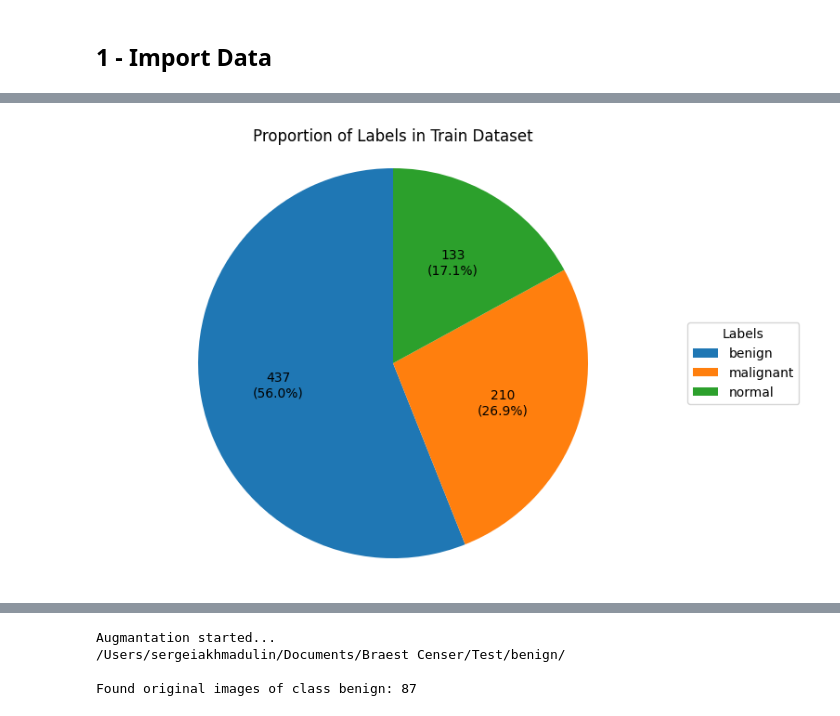
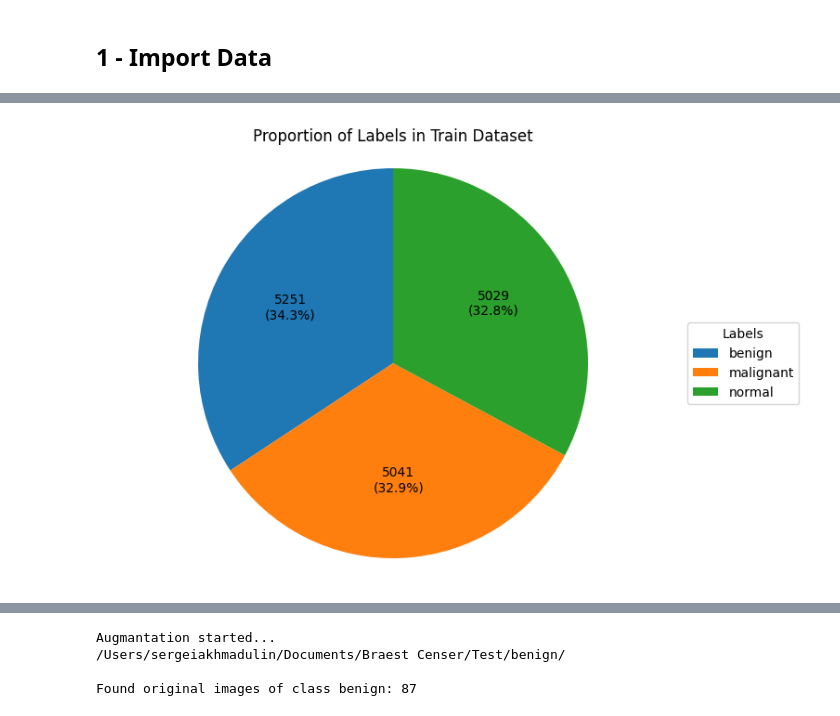
Before and after one commit to SergeyAkh/Breast-Cancer, a Jupyter notebook: Breast Cancer.ipynb, the cells around one changed output, grey strips where cells are left out. Cells and saved outputs as stored; diff of their text form; code cells hidden in the pictures.

```diff
--- a/Breast Cancer.ipynb
+++ b/Breast Cancer.ipynb
@@ -99,9 +101,9 @@ def polt_pie_data(path, labels):
     ax.legend(wedges, labels, title="Labels", loc="center left", bbox_to_anchor=(1, 0, 0.5, 1))
     plt.show()
 # %%
-polt_pie_data(num_data, class_names)
+polt_pie_data(train_path, class_names)
 # %% [output]
-[figure, old version]
+[figure, new version]
 # %%
 def show_some_images(path, class_name, augmented = False, name_table = "Original"):
     """
```
Also changed, not shown: parts of 14 cells of this notebook.
